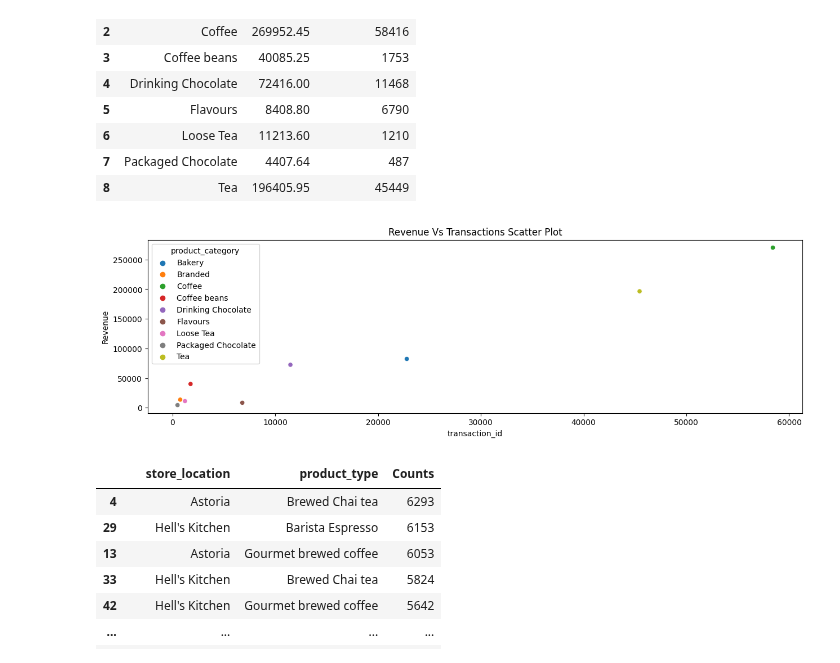
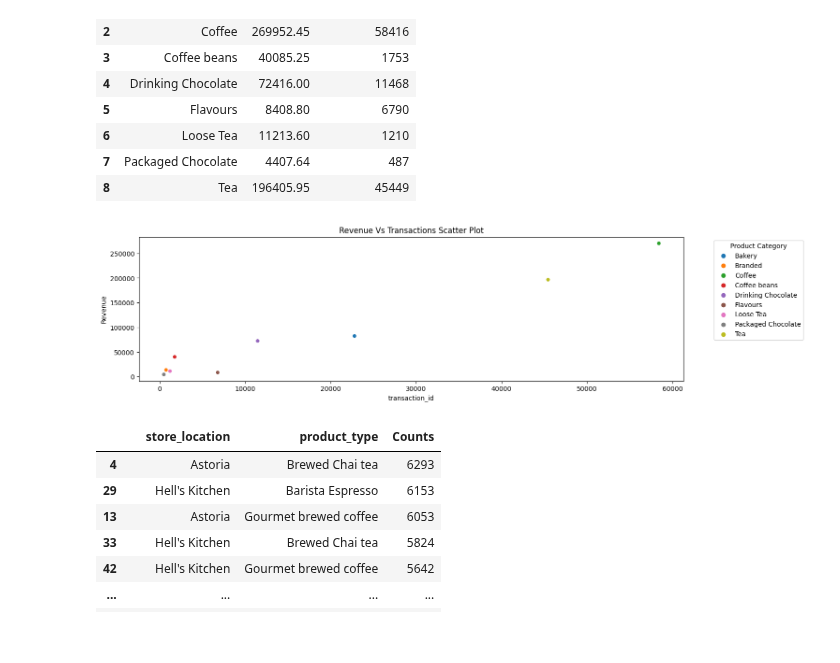
Before and after one commit to Akshay-Paunikar/Maven_Analytics_Challenges, a Jupyter notebook: Projects/Coffee_Shop_Sales/Coffee_Shop_Sales.ipynb, the cells around one changed output. Cells and saved outputs as stored; diff of their text form; code cells hidden in the pictures; blank space fills up the shorter version.

```diff
--- a/Projects/Coffee_Shop_Sales/Coffee_Shop_Sales.ipynb
+++ b/Projects/Coffee_Shop_Sales/Coffee_Shop_Sales.ipynb
@@ -430,11 +430,12 @@ purchase_data
 # %%
 plt.figure(figsize=(15,4))
 
 sns.scatterplot(data=purchase_data, x='transaction_id', y='Revenue', hue='product_category', legend='full')
+plt.legend(title="Product Category", bbox_to_anchor=(1.05, 1), loc='upper left')
 plt.title("Revenue Vs Transactions Scatter Plot")
 plt.show()
 # %% [output]
-[figure, old version]
+[figure, new version]
 # %%
 # Top 5 Product by location (No. of Transaction-wise)
 top5prodloc_tran = data.groupby(['store_location', 'product_type']).size().reset_index().rename(columns={0:'Counts'}).sort_values(
```
